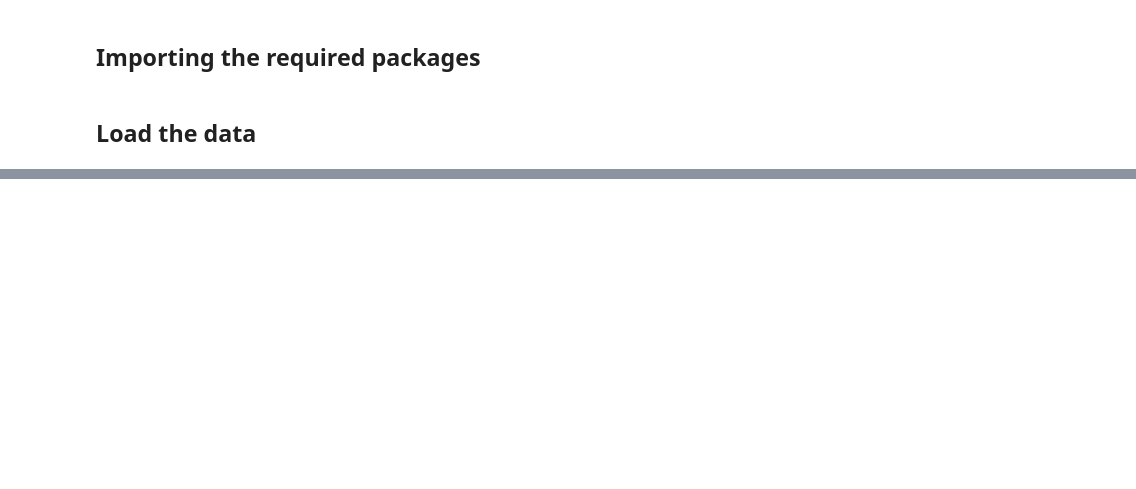
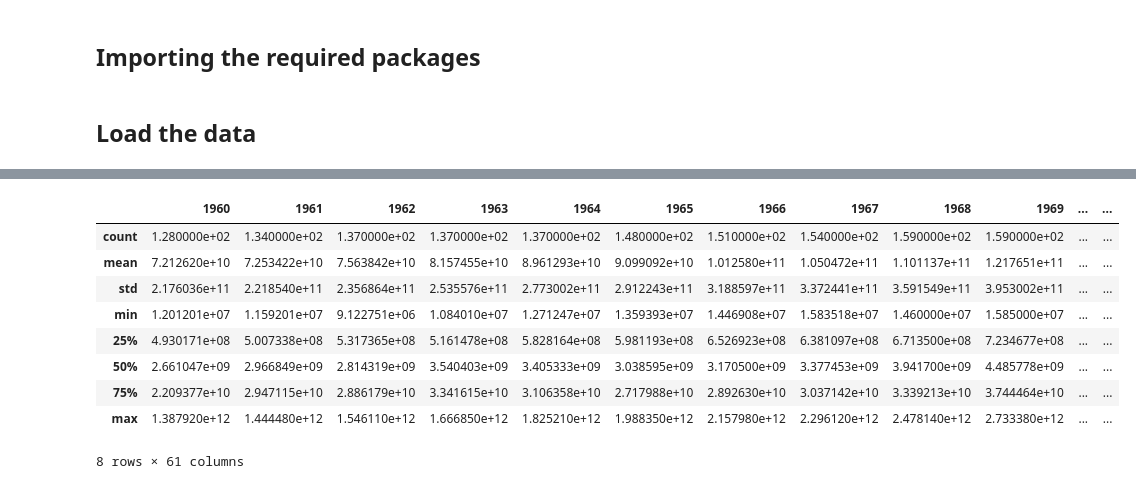
Before and after one commit to mariaingold/LinearRegression-SciKit, a Jupyter notebook: 4_correlation_regression.ipynb, the cells around one changed output, grey strips where cells are left out. Saved outputs shown, nothing was run; the diff lists cells and outputs as text; code cells hidden in the pictures; blank space fills up the shorter version.

```diff
--- a/4_correlation_regression.ipynb
+++ b/4_correlation_regression.ipynb
@@ -260,0 +162,13 @@ beta_1=690.451709,beta_2=0.997207
+# %%
+global_GDP_df.describe()
+# %% [output]
+|  | 1960 | 1961 | 1962 | 1963 | 1964 | 1965 | 1966 | 1967 | 1968 | 1969 | ... | ... |
+| count | 1.280000e+02 | 1.340000e+02 | 1.370000e+02 | 1.370000e+02 | 1.370000e+02 | 1.480000e+02 | 1.510000e+02 | 1.540000e+02 | 1.590000e+02 | 1.590000e+02 | ... | ... |
+| mean | 7.212620e+10 | 7.253422e+10 | 7.563842e+10 | 8.157455e+10 | 8.961293e+10 | 9.099092e+10 | 1.012580e+11 | 1.050472e+11 | 1.101137e+11 | 1.217651e+11 | ... | ... |
+| std | 2.176036e+11 | 2.218540e+11 | 2.356864e+11 | 2.535576e+11 | 2.773002e+11 | 2.912243e+11 | 3.188597e+11 | 3.372441e+11 | 3.591549e+11 | 3.953002e+11 | ... | ... |
+| min | 1.201201e+07 | 1.159201e+07 | 9.122751e+06 | 1.084010e+07 | 1.271247e+07 | 1.359393e+07 | 1.446908e+07 | 1.583518e+07 | 1.460000e+07 | 1.585000e+07 | ... | ... |
+| 25% | 4.930171e+08 | 5.007338e+08 | 5.317365e+08 | 5.161478e+08 | 5.828164e+08 | 5.981193e+08 | 6.526923e+08 | 6.381097e+08 | 6.713500e+08 | 7.234677e+08 | ... | ... |
+| 50% | 2.661047e+09 | 2.966849e+09 | 2.814319e+09 | 3.540403e+09 | 3.405333e+09 | 3.038595e+09 | 3.170500e+09 | 3.377453e+09 | 3.941700e+09 | 4.485778e+09 | ... | ... |
+| 75% | 2.209377e+10 | 2.947115e+10 | 2.886179e+10 | 3.341615e+10 | 3.106358e+10 | 2.717988e+10 | 2.892630e+10 | 3.037142e+10 | 3.339213e+10 | 3.744464e+10 | ... | ... |
+| max | 1.387920e+12 | 1.444480e+12 | 1.546110e+12 | 1.666850e+12 | 1.825210e+12 | 1.988350e+12 | 2.157980e+12 | 2.296120e+12 | 2.478140e+12 | 2.733380e+12 | ... | ... |
+8 rows × 61 columns
```
Also changed, not shown: parts of 52 cells of this notebook.
